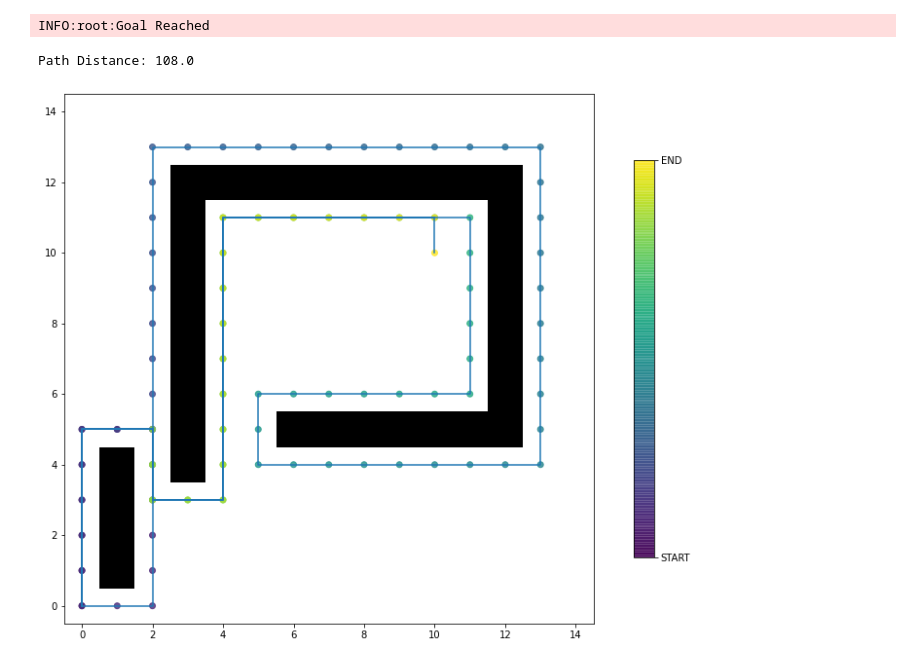
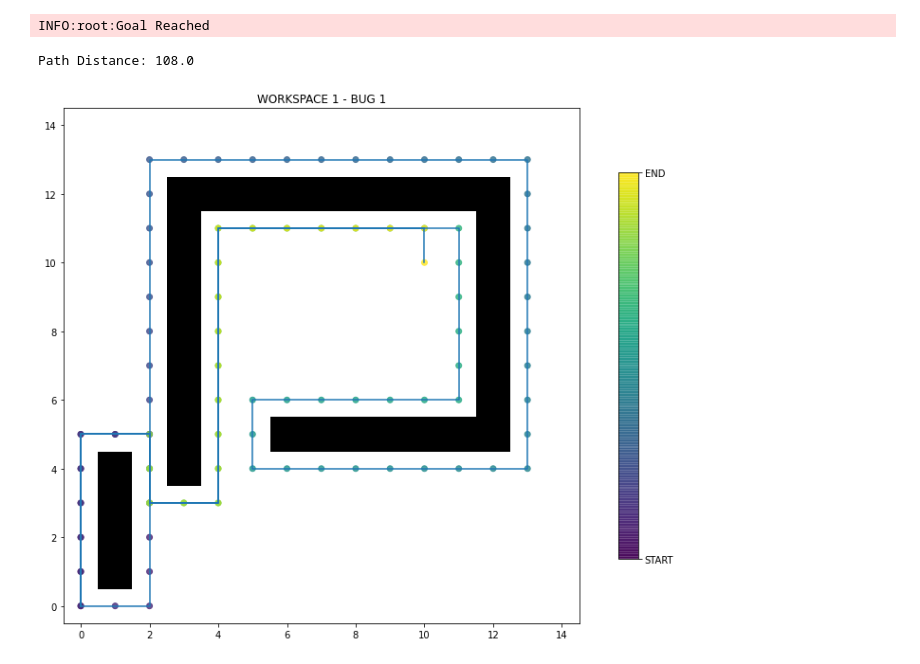
Before and after one commit to WhiffleFish/ASEN5519, a Jupyter notebook: HW1/FinalResultsDemo.ipynb, the cells around one changed output. Cells and saved outputs as stored; diff of their text form; code cells hidden in the pictures.

```diff
--- a/HW1/FinalResultsDemo.ipynb
+++ b/HW1/FinalResultsDemo.ipynb
@@ -3,13 +3,14 @@
 # %%
 qstart, qgoal, W = workspace1_data()
 path, dist = BUG1(qstart,qgoal,W)
 print("Path Distance:", dist)
 fig, ax = plot_path(path,W)
+ax.set_title("WORKSPACE 1 - BUG 1")
 plt.show()
 # %% [output]
 INFO:root:Goal Reached
 Path Distance: 108.0
-[figure, old version]
+[figure, new version]
 # %%
 path, dist = BUG2(qstart,qgoal,W)
 print("Path Distance:", dist)
```
Also changed, not shown: parts of 3 cells of this notebook, 7 other files.
